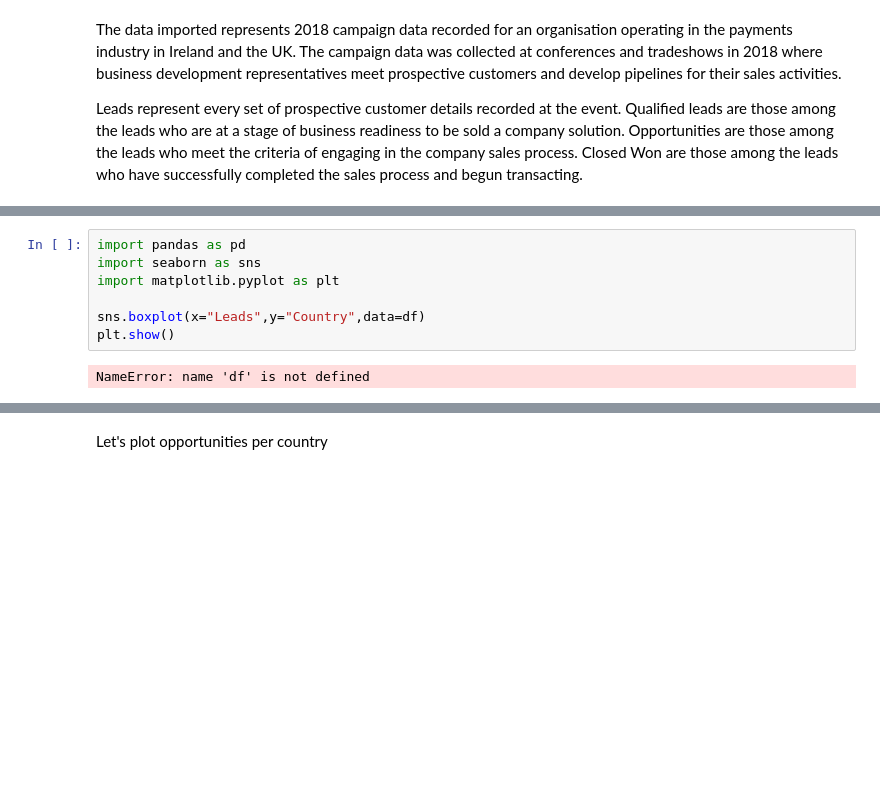
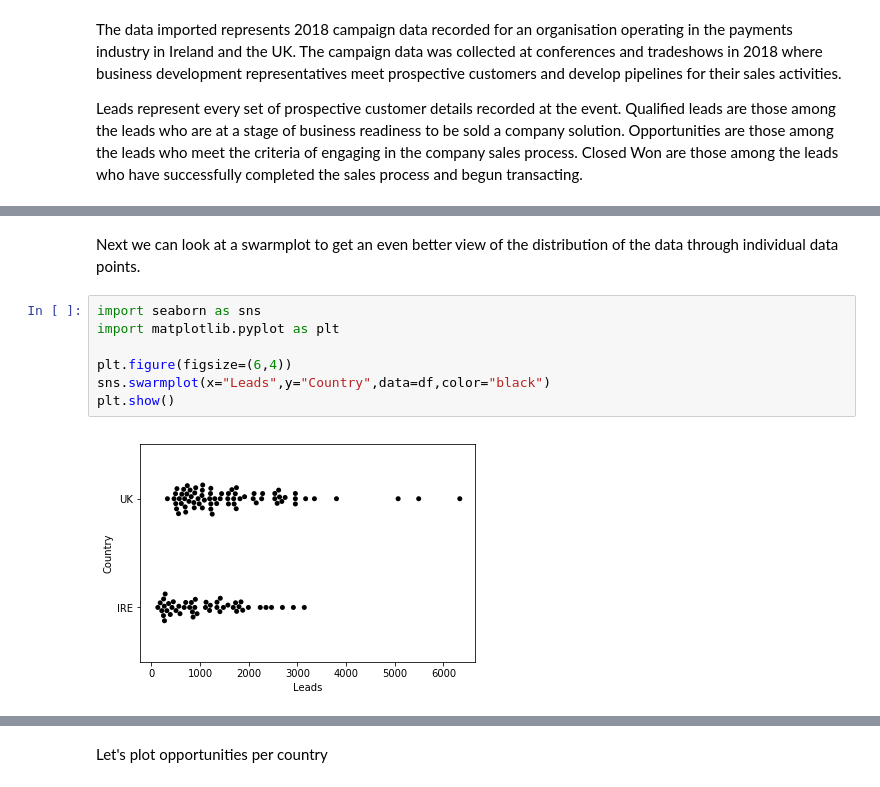
Before and after one commit to G00364690/Box-plot, a Jupyter notebook: FDA-Project.ipynb, the cells around one changed output, grey strips where cells are left out. Saved outputs shown, nothing was run; the diff lists cells and outputs as text; blank space fills up the shorter version.

```diff
--- a/FDA-Project.ipynb
+++ b/FDA-Project.ipynb
@@ -85,9 +88,11 @@ Using the sales data below and using the box plot we can see that for the UK;
+# %% [markdown]
+Next we can look at a swarmplot to get an even better view of the distribution of the data through individual data points.
 # %%
-import pandas as pd
 import seaborn as sns
 import matplotlib.pyplot as plt
 
-sns.boxplot(x="Leads",y="Country",data=df)
+plt.figure(figsize=(6,4))
+sns.swarmplot(x="Leads",y="Country",data=df,color="black")
 plt.show()
 # %% [output]
-NameError: name 'df' is not defined
+[figure, added]
```
Also changed, not shown: parts of 18 cells of this notebook, 1 other file.
